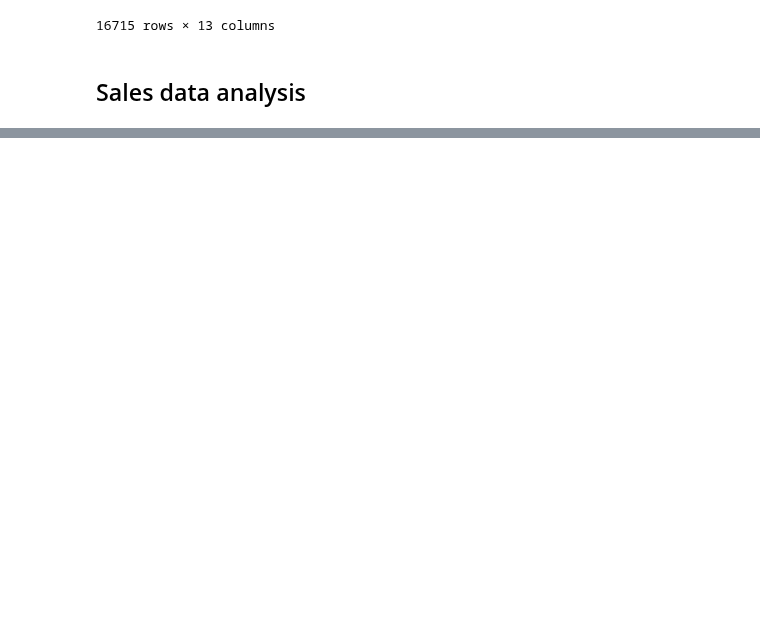
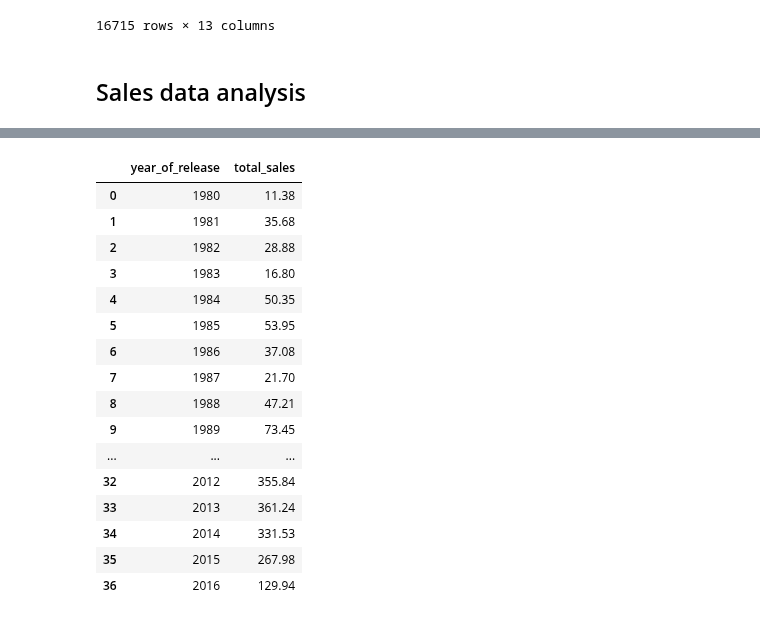
Before and after one commit to Twinraptor/games_analysis_sprint_5, a Jupyter notebook: games_analysis.ipynb, the cells around one changed output, grey strips where cells are left out. Drawn from its saved outputs; the diff is of its cells as text; code cells hidden in the pictures; blank space fills up the shorter version.

```diff
--- a/games_analysis.ipynb
+++ b/games_analysis.ipynb
@@ -227,0 +234,23 @@ display(df_data)
+# %%
+# Checking out sales by year of release.
+sales_by_year = df_data.groupby('year_of_release')['total_sales'].sum()
+df_sales_by_year = sales_by_year.reset_index()
+display(df_sales_by_year)
+# %% [output]
+|  | year_of_release | total_sales |
+| 0 | 1980 | 11.38 |
+| 1 | 1981 | 35.68 |
+| 2 | 1982 | 28.88 |
+| 3 | 1983 | 16.80 |
+| 4 | 1984 | 50.35 |
+| 5 | 1985 | 53.95 |
+| 6 | 1986 | 37.08 |
+| 7 | 1987 | 21.70 |
+| 8 | 1988 | 47.21 |
+| 9 | 1989 | 73.45 |
+| ... | ... | ... |
+| 32 | 2012 | 355.84 |
+| 33 | 2013 | 361.24 |
+| 34 | 2014 | 331.53 |
+| 35 | 2015 | 267.98 |
+| 36 | 2016 | 129.94 |
```
Also changed, not shown: parts of 1 cell of this notebook.
